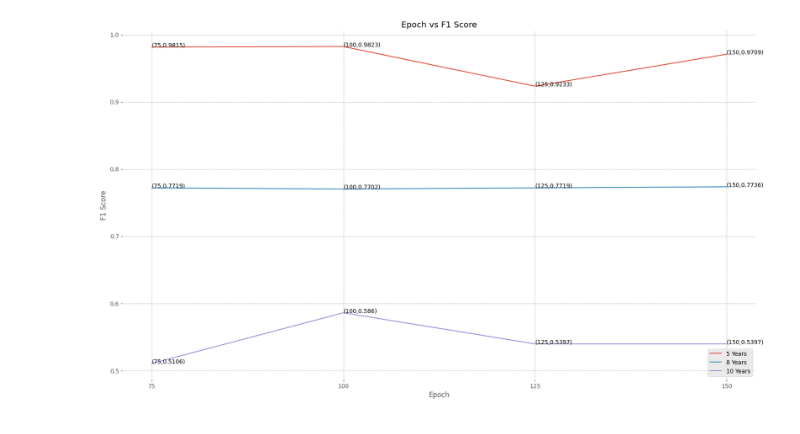
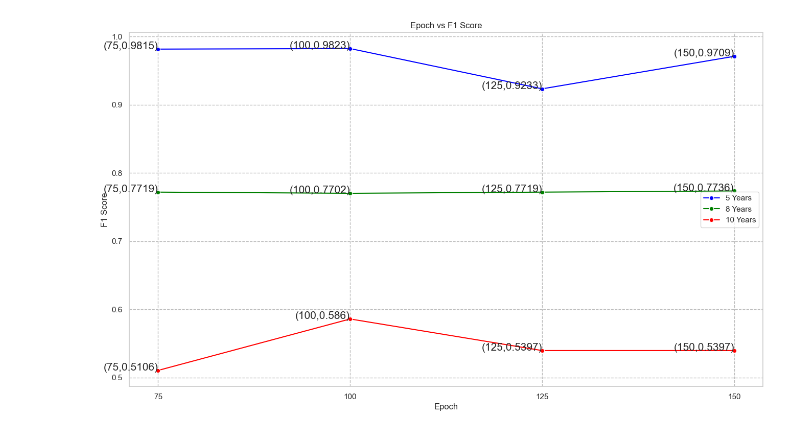
Before and after one commit to gamecoder08/Stock-predictor-models, a Jupyter notebook: Performance metrics/Performance_metrics_plot_close.ipynb, the cells around one changed output. Drawn from its saved outputs; the diff is of its cells as text; code cells hidden in the pictures.

Commit message:
Update: Performace metric graph updated

```diff
--- a/Performance metrics/Performance_metrics_plot_close.ipynb
+++ b/Performance metrics/Performance_metrics_plot_close.ipynb
@@ -87,43 +89,44 @@ plt.style.use('ggplot')
 # %%
+import seaborn as sns
 import matplotlib.pyplot as plt
 import numpy as np
 
+# Set Seaborn theme for the plot
+sns.set_theme(style="whitegrid")
 
-fig = plt.figure(figsize=(16,9))
-fig.patch.set_facecolor('#ffffff')
+# Data
+epoch = [75, 100, 125, 150]
+f1_score_5 = [0.9815, 0.9823, 0.9233, 0.9709]
+f1_score_8 = [0.7719, 0.7702, 0.7719, 0.7736]
+f1_score_10 = [0.5106, 0.5860, 0.5397, 0.5397]
 
-ax=plt.axes()
+# Plot setup
+fig, ax = plt.subplots(figsize=(16, 9))
 ax.set_facecolor('#ffffff')
 
-plt.grid(True,linestyle='--',color='#BDBDBD')
-plt.tight_layout()
+# Plot each line with Seaborn
+sns.lineplot(x=epoch, y=f1_score_5, label='5 Years', marker="o", color="blue", ax=ax)
+sns.lineplot(x=epoch, y=f1_score_8, label='8 Years', marker="o", color="green", ax=ax)
+sns.lineplot(x=epoch, y=f1_score_10, label='10 Years', marker="o", color="red", ax=ax)
 
-epoch=[75,100,125,150]
-f1_score_5=[0.9814814814814815   ,0.982314814814815   ,0.9232804232804233   , 0.9708994708994709   ]
-f1_score_8=[0.7719008264462809   ,0.7702479338842976  ,0.7719008264462809  , 0.7735537190082644  ]
-f1_score_10=[0.5105820105820106   ,0.5859788359788359  , 0.5396825396825397   ,0.5396825396825397    ]
-plt.plot(epoch, f1_score_5, label='5 Years')
-plt.plot(epoch, f1_score_8,label='8 Years')
-plt.plot(epoch, f1_score_10,label='10 Years')
-
-plt.legend()
+# Customize plot appearance
+plt.grid(True, linestyle='--', color='#BDBDBD')
+plt.xticks(ticks=[75, 100, 125, 150])
 plt.xlabel('Epoch')
 plt.ylabel('F1 Score')
 plt.title('Epoch vs F1 Score')
 
+# Add annotations for each point with fontsize 15
+for x, y in zip(epoch, np.round(f1_score_5, 4)):
+    plt.text(x, y, f'({x},{y})', ha='right', fontsize=15)
 
-for x,y in zip(epoch, np.round(f1_score_5,4)):
-    plt.text(x, y, f'({x},{y})')
+for m, n in zip(epoch, np.round(f1_score_8, 4)):
+    plt.text(m, n, f'({m},{n})', ha='right', fontsize=15)
 
-for m,n in zip(epoch, np.round(f1_score_8,4)):
-    plt.text(m, n, f'({m},{n})')
+for p, q in zip(epoch, np.round(f1_score_10, 4)):
+    plt.text(p, q, f'({p},{q})', ha='right', fontsize=15)
 
-for p,q in zip(epoch, np.round(f1_score_10,4)):
-    plt.text(p, q, f'({p},{q})')
-
-plt.xticks(ticks=[75,100,125,150]) # set the xticks to be 50, 100, 125, 150
-
+plt.legend()
 plt.show()
-plt.style.use('ggplot')
 # %% [output]
-[figure, old version]
+[figure, new version]
```
Also changed, not shown: parts of 2 cells of this notebook.
